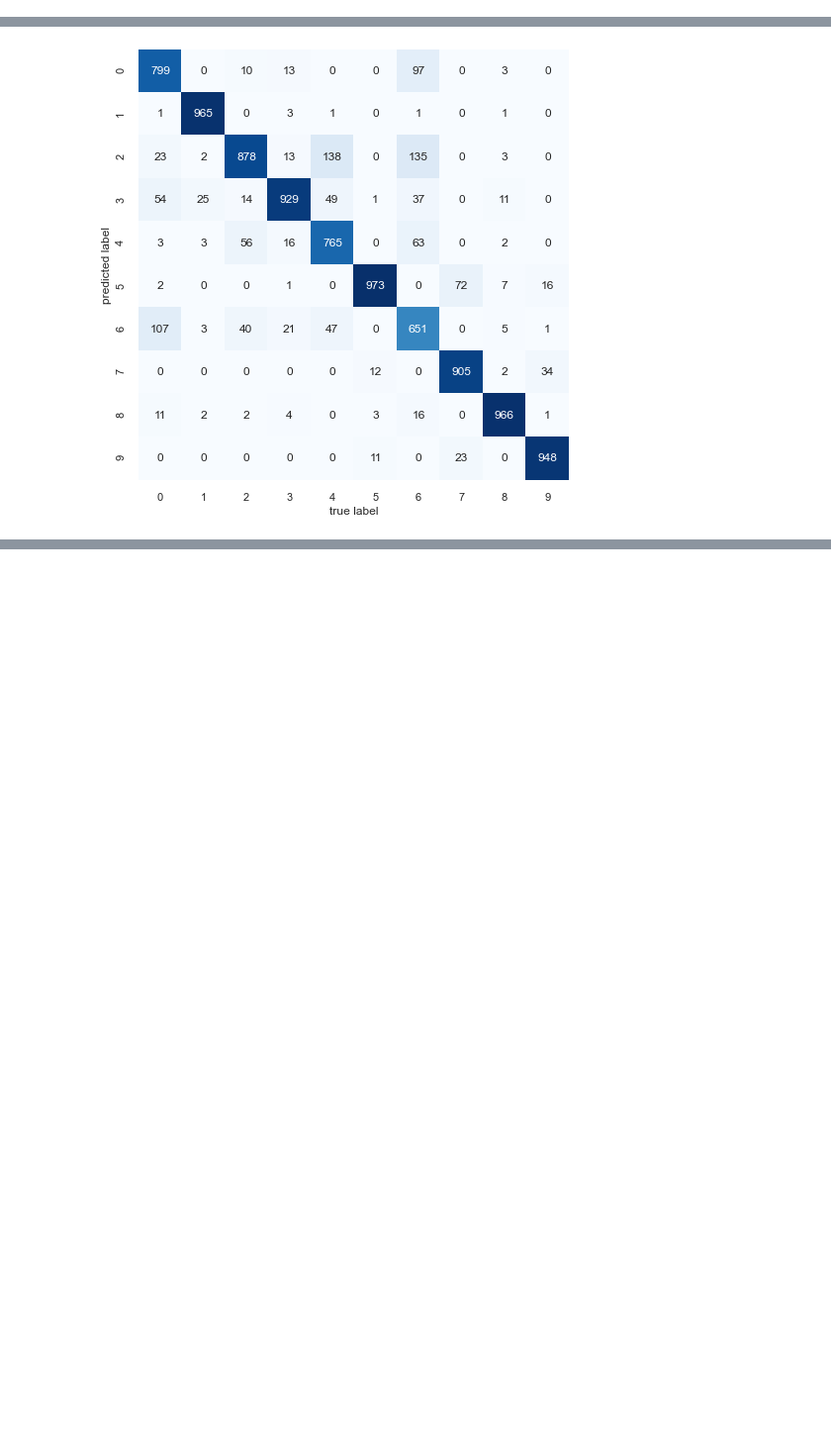
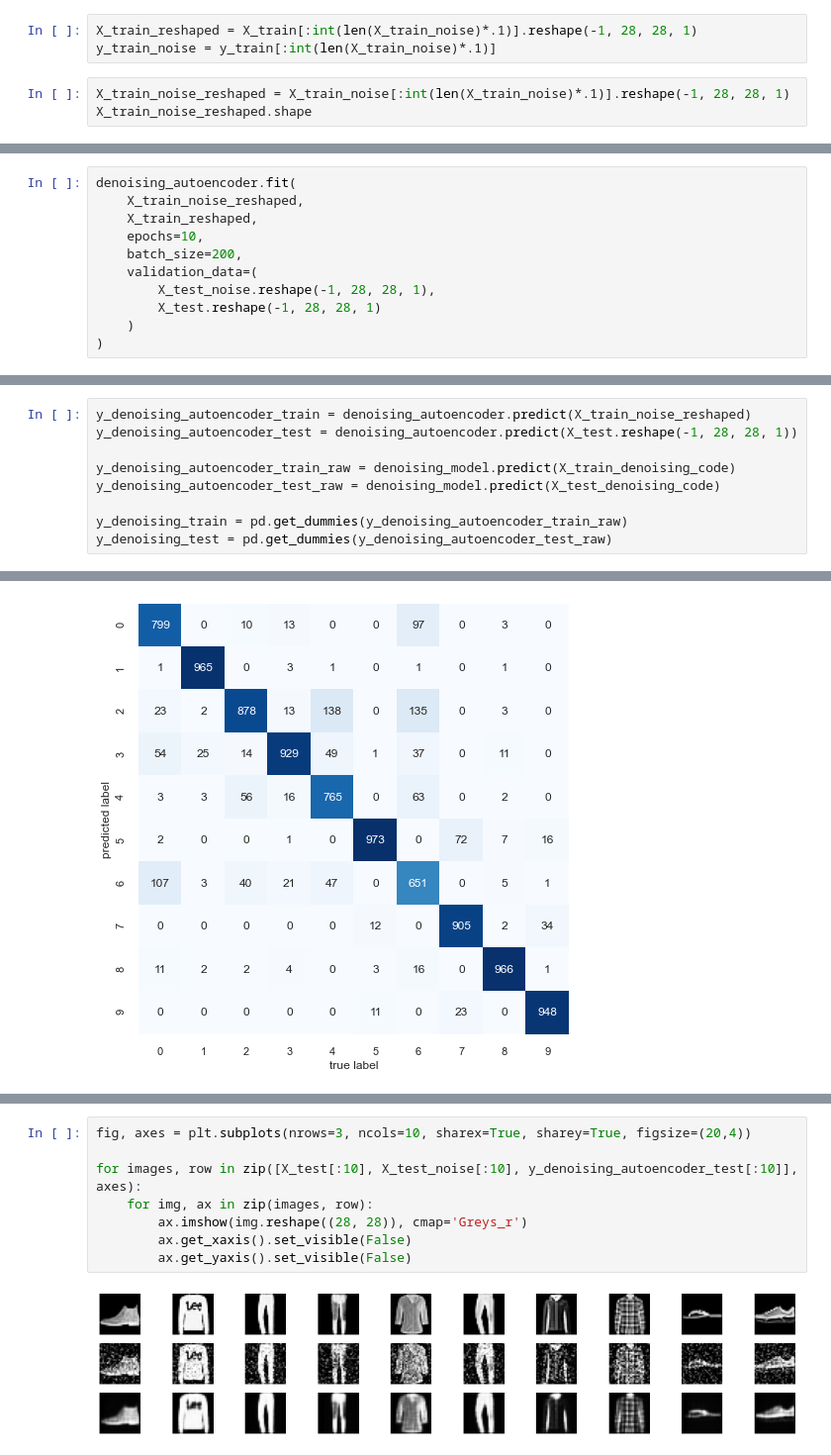
Before and after one commit to jjr2040/Machine-Learning-Techniques, a Jupyter notebook: Laboratorio 6/Laboratorio_VI_Juan.ipynb, the cells around one changed output, grey strips where cells are left out. Shown at 99% size. Drawn from its saved outputs; the diff is of its cells as text; blank space fills up the shorter version.

Commit message:
Finished denoising example

```diff
--- a/Laboratorio 6/Laboratorio_VI_Juan.ipynb
+++ b/Laboratorio 6/Laboratorio_VI_Juan.ipynb
@@ -436,0 +478,6 @@ _________________________________________________________________
+# %%
+X_train_reshaped = X_train[:int(len(X_train_noise)*.1)].reshape(-1, 28, 28, 1)
+y_train_noise = y_train[:int(len(X_train_noise)*.1)]
+# %%
+X_train_noise_reshaped = X_train_noise[:int(len(X_train_noise)*.1)].reshape(-1, 28, 28, 1)
+X_train_noise_reshaped.shape
@@ -436,0 +486,11 @@ _________________________________________________________________
+# %%
+denoising_autoencoder.fit(
+    X_train_noise_reshaped,
+    X_train_reshaped,
+    epochs=10,
+    batch_size=200,
+    validation_data=(
+        X_test_noise.reshape(-1, 28, 28, 1),
+        X_test.reshape(-1, 28, 28, 1)
+    )
+)
@@ -457,3 +614,12 @@ y_undercomplete_test = pd.get_dummies(y_undercomplete_test_raw)
 # %% [output]
 1875/1875 [==============================] - 3s 1ms/step
 313/313 [==============================] - 0s 2ms/step
+# %%
+y_denoising_autoencoder_train = denoising_autoencoder.predict(X_train_noise_reshaped)
+y_denoising_autoencoder_test = denoising_autoencoder.predict(X_test.reshape(-1, 28, 28, 1))
+
+y_denoising_autoencoder_train_raw = denoising_model.predict(X_train_denoising_code)
+y_denoising_autoencoder_test_raw = denoising_model.predict(X_test_denoising_code)
+
+y_denoising_train = pd.get_dummies(y_denoising_autoencoder_train_raw)
+y_denoising_test = pd.get_dummies(y_denoising_autoencoder_test_raw)
@@ -551,0 +732,10 @@ Text(50.760000000000005, 0.5, 'predicted label')
+# %%
+fig, axes = plt.subplots(nrows=3, ncols=10, sharex=True, sharey=True, figsize=(20,4))
+
+for images, row in zip([X_test[:10], X_test_noise[:10], y_denoising_autoencoder_test[:10]], axes):
+    for img, ax in zip(images, row):
+        ax.imshow(img.reshape((28, 28)), cmap='Greys_r')
+        ax.get_xaxis().set_visible(False)
+        ax.get_yaxis().set_visible(False)
+# %% [output]
+[figure, added]
```
Also changed, not shown: parts of 21 cells of this notebook.
